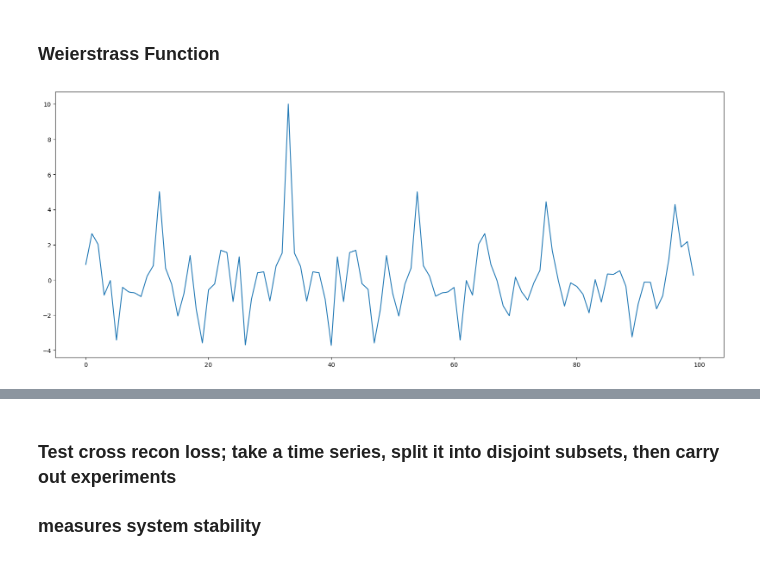
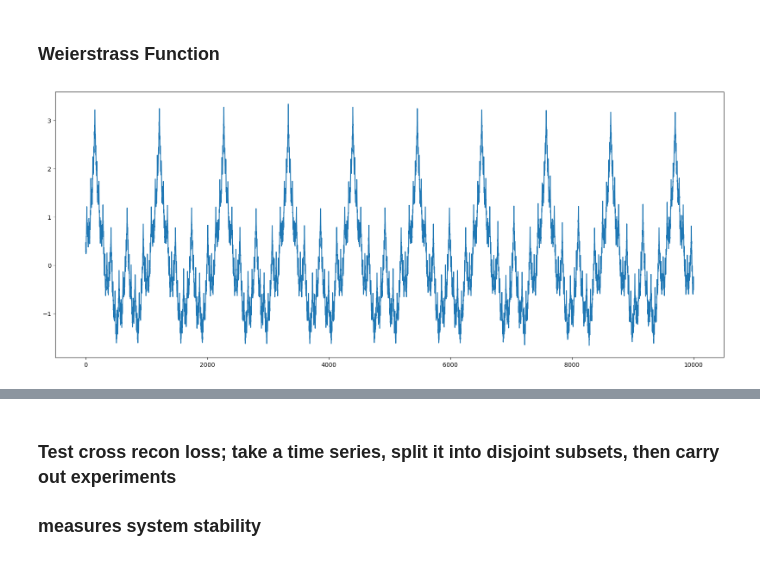
Before and after one commit to seeingquietjohn/ShannonsWiener, a Jupyter notebook: EmbeddingBench.ipynb, the cells around one changed output, grey strips where cells are left out. Cells and saved outputs as stored; diff of their text form; code cells hidden in the pictures.

```diff
--- a/EmbeddingBench.ipynb
+++ b/EmbeddingBench.ipynb
@@ -110,16 +138,16 @@ plt.show()
 # %% [markdown]
 ### Weierstrass Function
 # %%
-ts_length = 100
+ts_length = 10000
 x_val = np.linspace(-2*np.pi, 4*np.pi, ts_length)
-a = 0.9
-b = 2
+a = 0.7
+b = 2.0
 max_n = 100
 
-wiener = weierstrass(x_val, a, b, max_n)
+wire = weierstrass(x_val, a, b, max_n)
 # %%
 plt.figure(figsize=(20,8))
-plt.plot(wiener)
+plt.plot(wire)
 plt.show()
 # %% [output]
-[figure, old version]
+[figure, new version]
```
Also changed, not shown: parts of 4 cells of this notebook.
